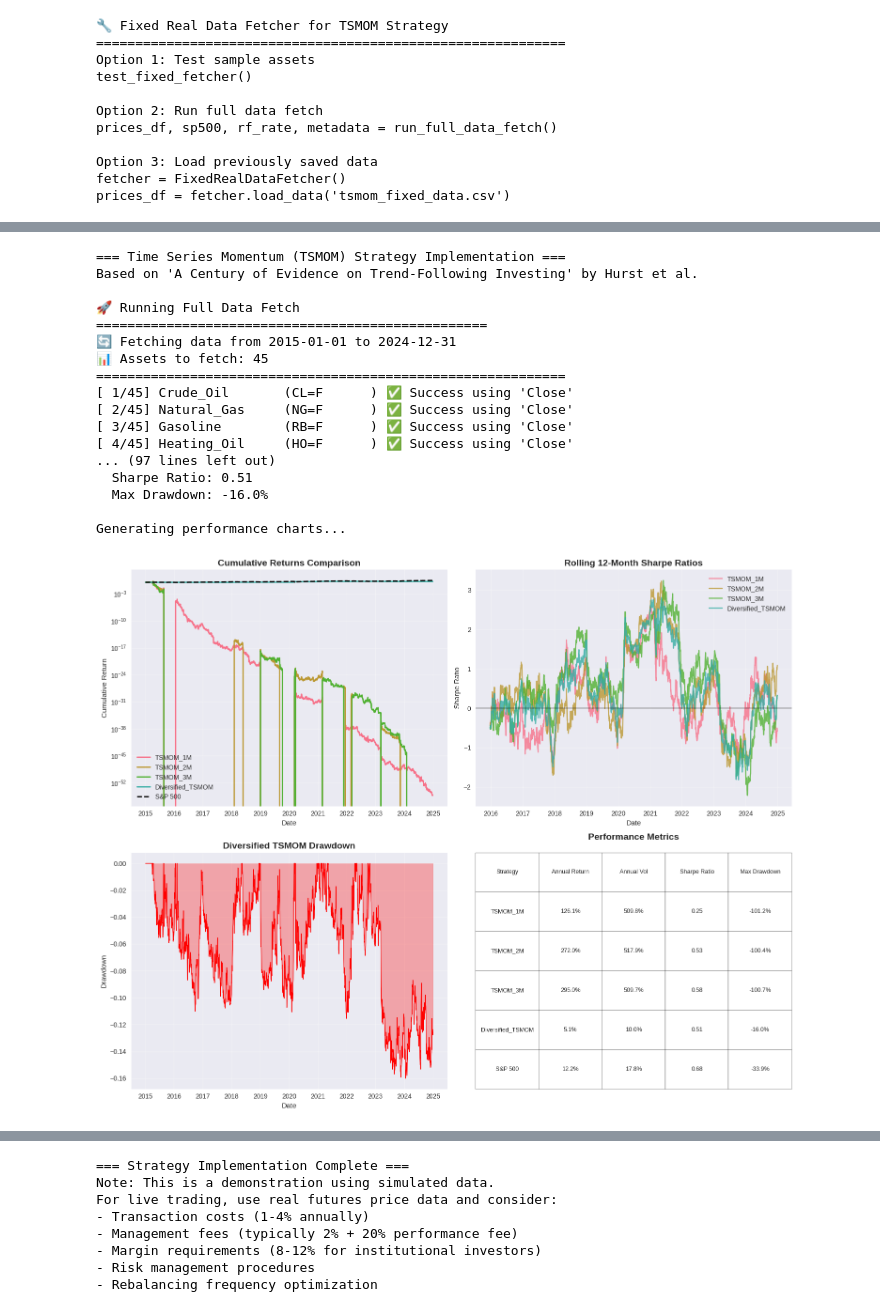
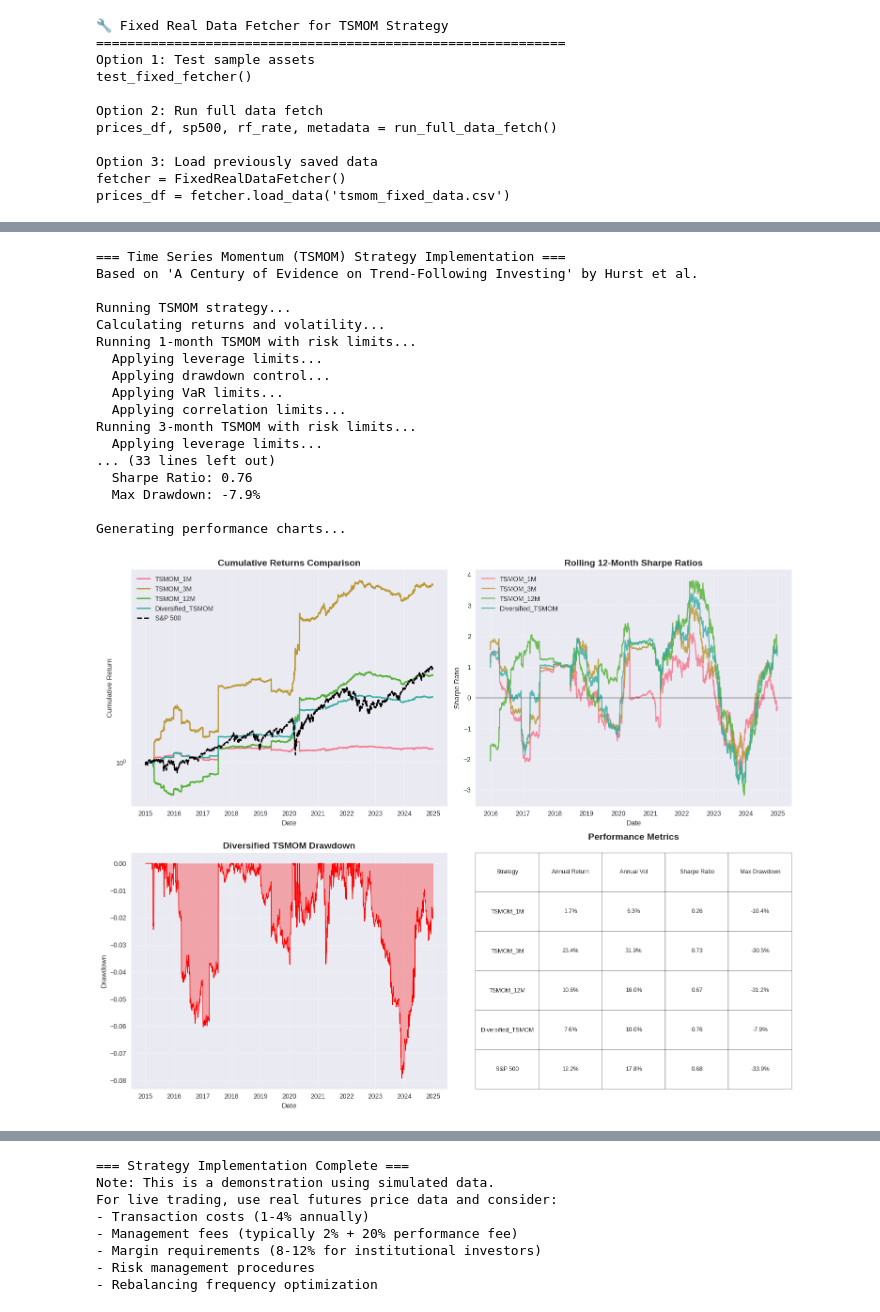
Before and after one commit to leisuredays/tsmom, a Jupyter notebook: tsmom.ipynb, the cells around one changed output, grey strips where cells are left out. Drawn from its saved outputs; the diff is of its cells as text; code cells hidden in the pictures.

```diff
--- a/tsmom.ipynb
+++ b/tsmom.ipynb
@@ -991,61 +1343,63 @@ if __name__ == "__main__":
     print("Based on 'A Century of Evidence on Trend-Following Investing' by Hurst et al.")
     print()
 
-    # Create data
-    prices_df, sp500_prices, rf_rate, metadata = run_full_data_fetch()
-
-    print(f"Data period: {prices_df.index[0].strftime('%Y-%m-%d')} to {prices_df.index[-1].strftime('%Y-%m-%d')}")
-    print(f"Number of assets: {len(prices_df.columns)}")
-    print(f"Assets: {list(prices_df.columns)}")
-    print()
-
     # Initialize and run TSMOM strategy
-    tsmom = TSMOMStrategy(lookback_periods=[1, 2, 3], target_vol=0.40, portfolio_vol=0.10)
+    tsmom = TSMOMStrategyWithRiskLimits(
+    lookback_periods=[1, 3, 12],
+    target_vol=0.40,
+    portfolio_vol=0.10,
+    max_leverage=1.0,           # 최대 레버리지
+    max_position_pct=0.10,      # 최대 포지션 크기
+    max_drawdown=0.10,          # 최대 드로다운
+    var_limit=0.05,             # VaR 제한
+    stop_loss_pct=0.20,         # 손절매 수준
+    max_correlation=1.00        # 최대 상관관계
+)
 
     print("Running TSMOM strategy...")
-    results = tsmom.run_strategy(prices_df, risk_free_rate=0.02)
+    results = tsmom.run_strategy_with_risk_limits(prices_df, risk_free_rate=0.02)
 
     # Display performance metrics
     print("\n=== Performance Summary ===")
     for name, returns in results['individual_strategies'].items():
         metrics = calculate_performance_metrics(returns)
         print(f"\n{name}:")
         print(f"  Annual Return: {metrics.get('Annual Return', 0):.1%}")
         print(f"  Annual Volatility: {metrics.get('Annual Volatility', 0):.1%}")
         print(f"  Sharpe Ratio: {metrics.get('Sharpe Ratio', 0):.2f}")
         print(f"  Max Drawdown: {metrics.get('Max Drawdown', 0):.1%}")
 
     # Plot results
     print("\nGenerating performance charts...")
     sp500_returns = sp500_prices.pct_change().dropna()
 
     plot_performance_comparison(results, sp500_prices)
     plot_smile_curve(results['diversified_returns'], sp500_returns)
 
     print("\n=== Strategy Implementation Complete ===")
     print("Note: This is a demonstration using simulated data.")
     print("For live trading, use real futures price data and consider:")
     print("- Transaction costs (1-4% annually)")
     print("- Management fees (typically 2% + 20% performance fee)")
     print("- Margin requirements (8-12% for institutional investors)")
     print("- Risk management procedures")
     print("- Rebalancing frequency optimization")
 # %% [output]
 === Time Series Momentum (TSMOM) Strategy Implementation ===
 Based on 'A Century of Evidence on Trend-Following Investing' by Hurst et al.
 
-🚀 Running Full Data Fetch
-==================================================
-🔄 Fetching data from 2015-01-01 to 2024-12-31
-📊 Assets to fetch: 45
-============================================================
-[ 1/45] Crude_Oil       (CL=F      ) ✅ Success using 'Close'
-[ 2/45] Natural_Gas     (NG=F      ) ✅ Success using 'Close'
-[ 3/45] Gasoline        (RB=F      ) ✅ Success using 'Close'
-[ 4/45] Heating_Oil     (HO=F      ) ✅ Success using 'Close'
-... (97 lines left out)
-  Sharpe Ratio: 0.51
-  Max Drawdown: -16.0%
+Running TSMOM strategy...
+Calculating returns and volatility...
+Running 1-month TSMOM with risk limits...
+  Applying leverage limits...
+  Applying drawdown control...
+  Applying VaR limits...
+  Applying correlation limits...
+Running 3-month TSMOM with risk limits...
+  Applying leverage limits...
+... (33 lines left out)
+  Sharpe Ratio: 0.76
+  Max Drawdown: -7.9%
 
 Generating performance charts...
-[figure, old version]
+[figure, new version]
```
Also changed, not shown: parts of 7 cells of this notebook.
